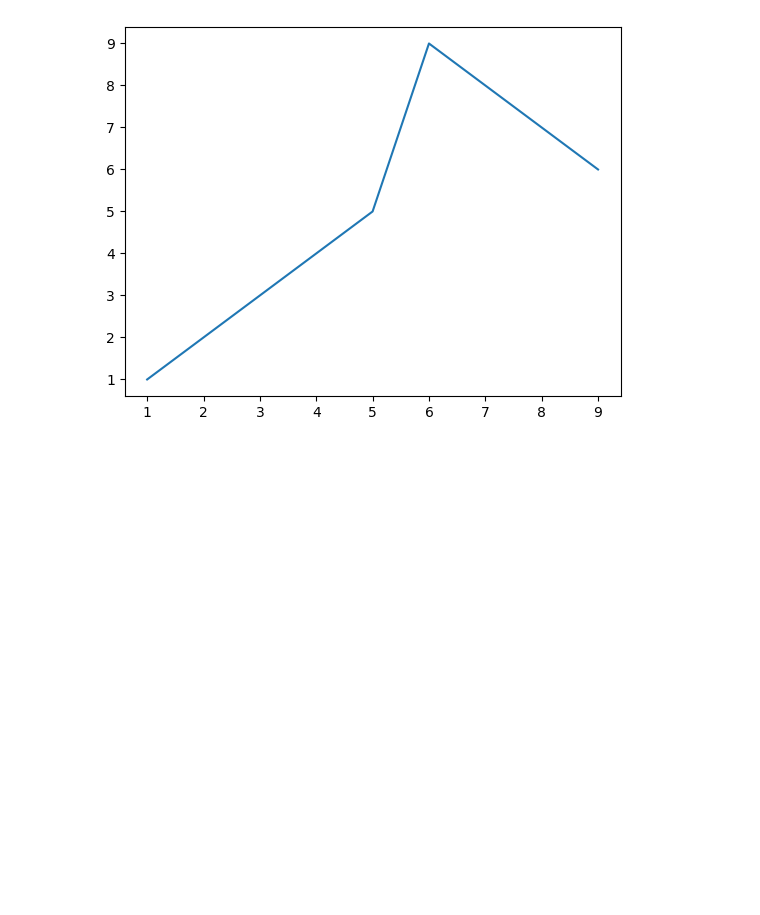
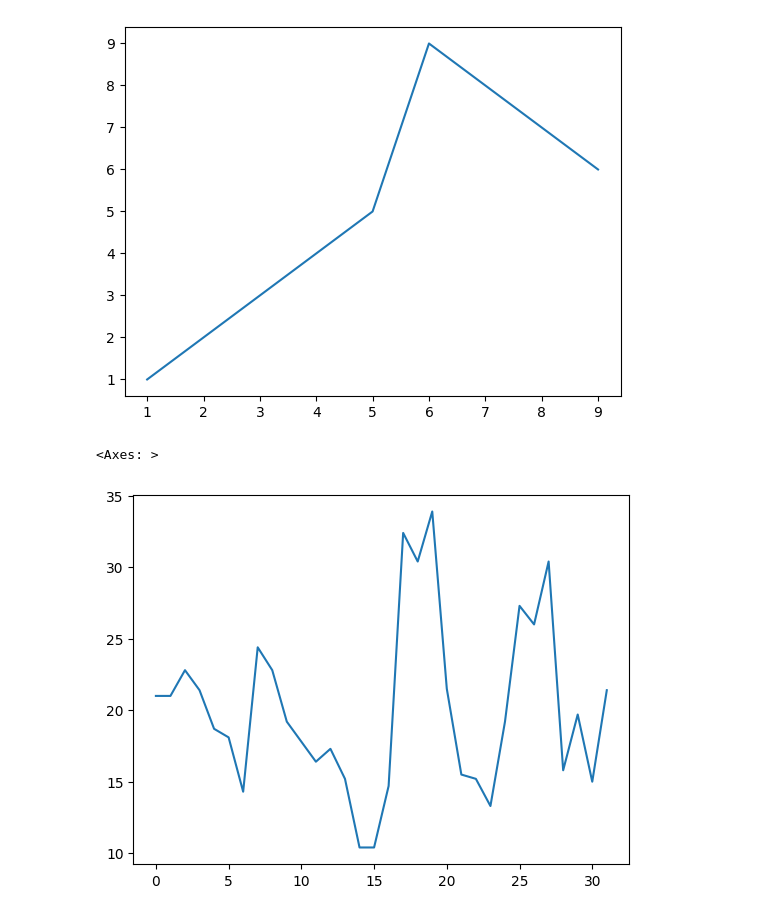
Before and after one commit to dadejecova/P4DS-ML, a Jupyter notebook: Practical_Data_Visualization.ipynb, the cells around one changed output. Cells and saved outputs as stored; diff of their text form; code cells hidden in the pictures; blank space fills up the shorter version.

```diff
--- a/Practical_Data_Visualization.ipynb
+++ b/Practical_Data_Visualization.ipynb
@@ -79,3 +79,18 @@ plt.plot(x,y)
 plt.show()
 # %% [output]
 [figure]
+# %%
+#plottng a line chart from a object
+#mtcars data is uploaded in colab; remember to download and use the correct path
+
+
+add = '/content/mtcars.csv'
+
+cars = pd.read_csv(add)
+cars.columns = ['car_names','mpg','cyl','disp', 'hp', 'drat', 'wt', 'qsec', 'vs', 'am', 'gear', 'carb']
+mpg = cars['mpg']
+# %%
+mpg.plot()
+# %% [output]
+<Axes: >
+[figure, added]
```
Also changed, not shown: parts of 6 cells of this notebook.
